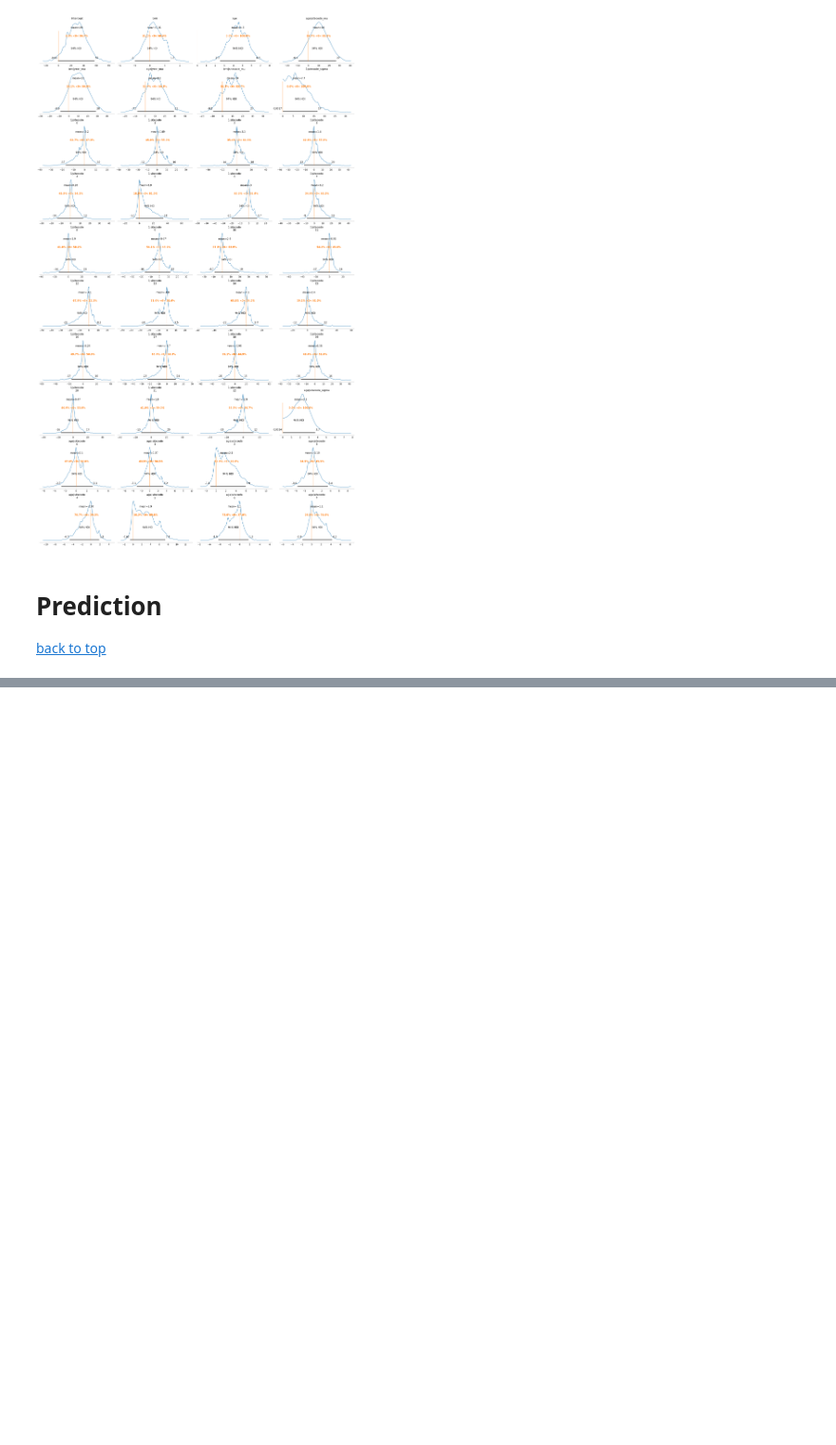
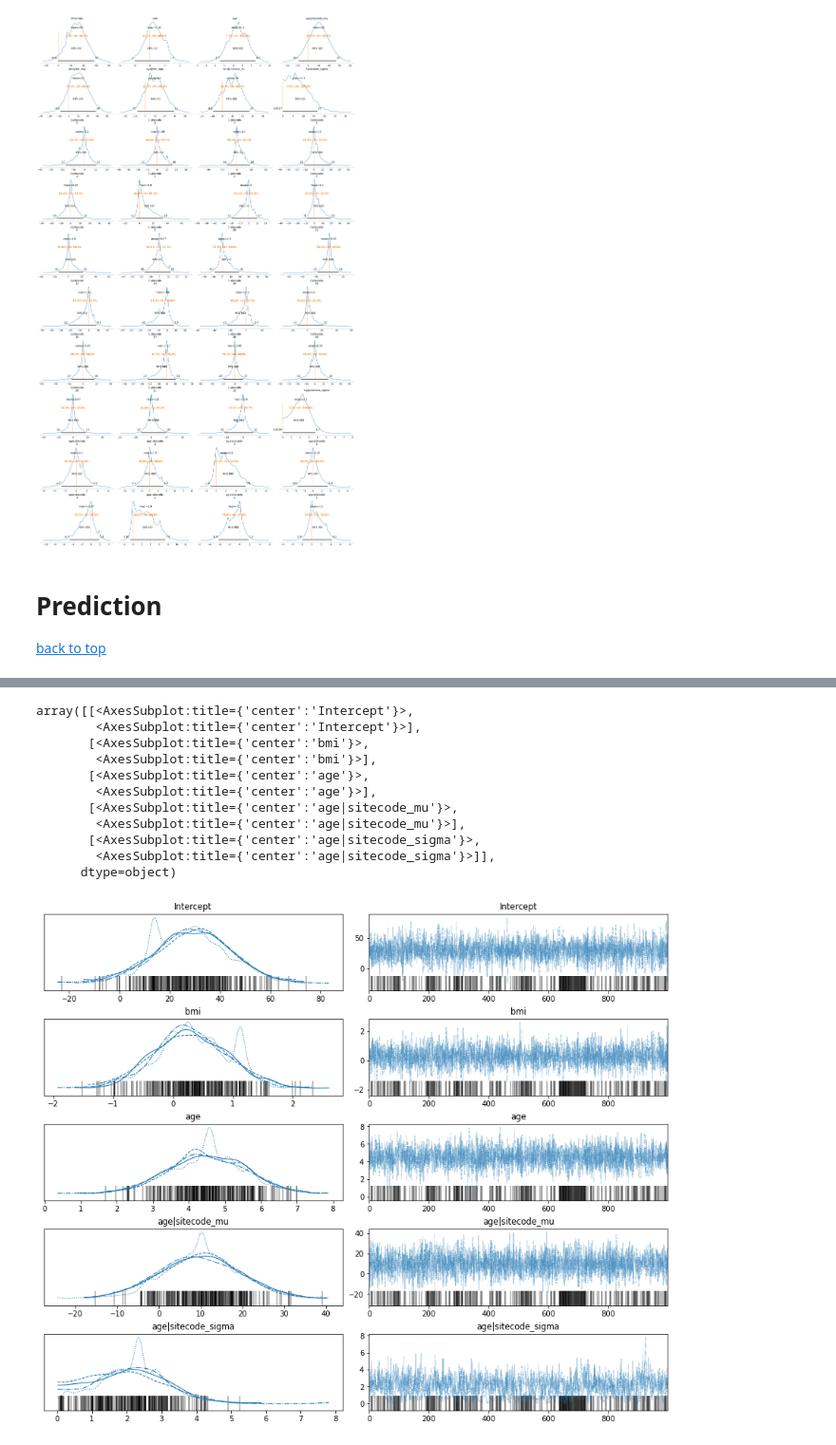
Before and after one commit to brodyee/STATS551_Project, a Jupyter notebook: modeling/jamesModeling.ipynb, the cells around one changed output, grey strips where cells are left out. Shown at 95% size. Drawn from its saved outputs; the diff is of its cells as text; code cells hidden in the pictures; blank space fills up the shorter version.

Commit message:
James's plot traces

```diff
--- a/modeling/jamesModeling.ipynb
+++ b/modeling/jamesModeling.ipynb
@@ -147,0 +167,16 @@ _ = az.plot_trace(results, compact=False)
+# %%
+az.plot_trace(results, var_names=['Intercept','bmi','age','age|sitecode_mu',
+                                  'age|sitecode_sigma'])
+# %% [output]
+array([[<AxesSubplot:title={'center':'Intercept'}>,
+        <AxesSubplot:title={'center':'Intercept'}>],
+       [<AxesSubplot:title={'center':'bmi'}>,
+        <AxesSubplot:title={'center':'bmi'}>],
+       [<AxesSubplot:title={'center':'age'}>,
+        <AxesSubplot:title={'center':'age'}>],
+       [<AxesSubplot:title={'center':'age|sitecode_mu'}>,
+        <AxesSubplot:title={'center':'age|sitecode_mu'}>],
+       [<AxesSubplot:title={'center':'age|sitecode_sigma'}>,
+        <AxesSubplot:title={'center':'age|sitecode_sigma'}>]],
+      dtype=object)
+[figure, added]
```
Also changed, not shown: parts of 3 cells of this notebook.
